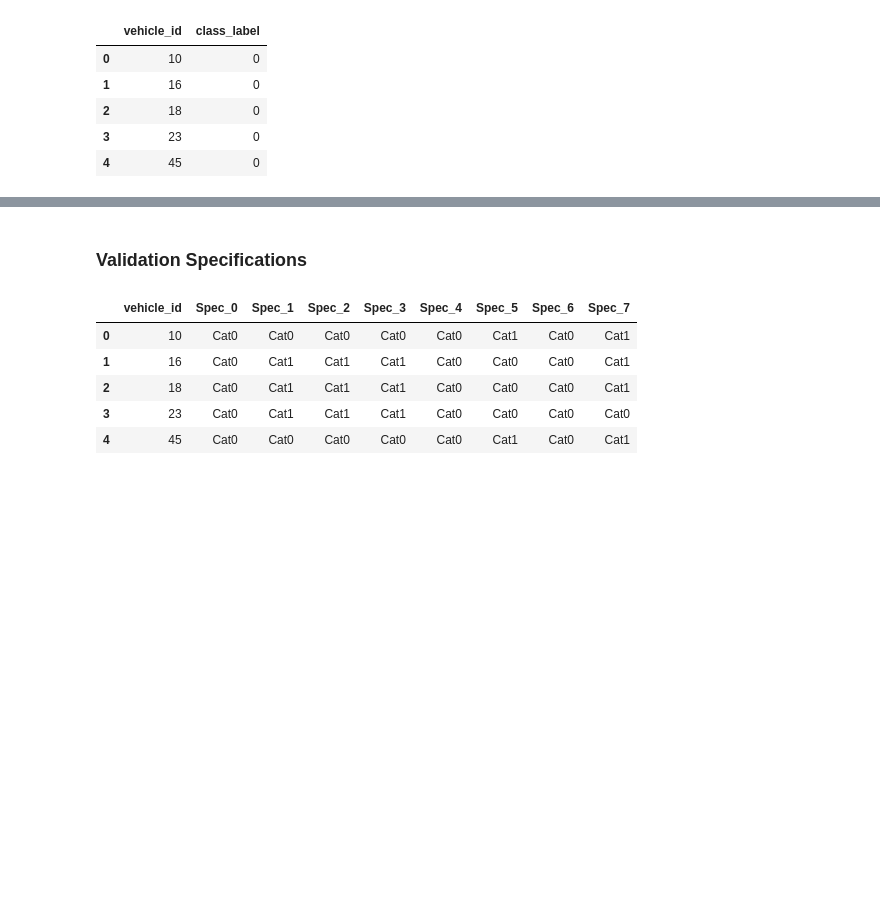
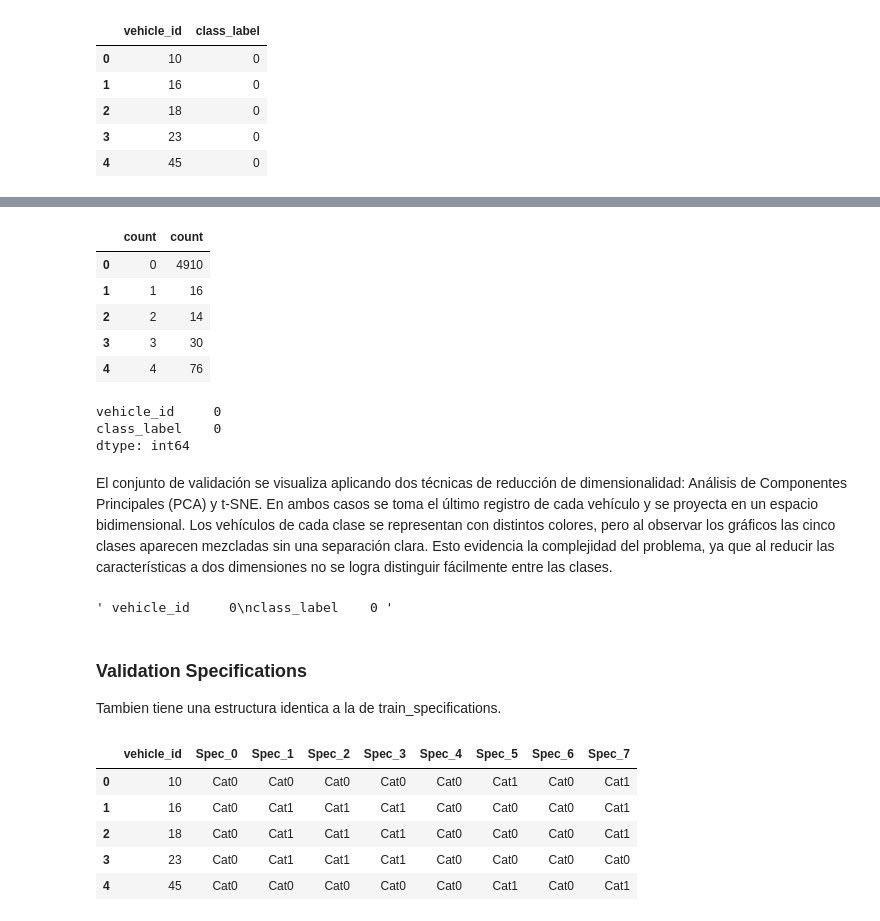
Before and after one commit to AlexSG29/IDA-Challenge-Tesis-Transformers, a Jupyter notebook: notebooks/validation.ipynb, the cells around one changed output, grey strips where cells are left out. Saved outputs shown, nothing was run; the diff lists cells and outputs as text; code cells hidden in the pictures; blank space fills up the shorter version.

```diff
--- a/notebooks/validation.ipynb
+++ b/notebooks/validation.ipynb
@@ -98,5 +186,35 @@ validation_labels.head()
+# %%
+# Esto representado en una tabla seria:
+validation_labels['class_label'].value_counts().sort_index().reset_index().rename(columns={'index':'class_label', 'class_label':'count'})
+# %% [output]
+|  | count | count |
+| 0 | 0 | 4910 |
+| 1 | 1 | 16 |
+| 2 | 2 | 14 |
+| 3 | 3 | 30 |
+| 4 | 4 | 76 |
+# %%
+# tiene valores nulos?
+validation_labels.isnull().sum()
+# %% [output]
+vehicle_id     0
+class_label    0
+dtype: int64
+# %% [markdown]
+El conjunto de validación se visualiza aplicando dos técnicas de reducción de dimensionalidad: Análisis de Componentes Principales (PCA) y t-SNE. En ambos casos se toma el último registro de cada vehículo y se proyecta en un espacio bidimensional. Los vehículos de cada clase se representan con distintos colores, pero al observar los gráficos las cinco clases aparecen mezcladas sin una separación clara. Esto evidencia la complejidad del problema, ya que al reducir las características a dos dimensiones no se logra distinguir fácilmente entre las clases.
+# %%
+#vamos a hacer el PCA de la base de labels de validation
+# sabiendo que solo tenemos:
+""" vehicle_id     0
+class_label    0 """
+
+# es decir no hay nulos en esta base
+# %% [output]
+' vehicle_id     0\nclass_label    0 '
 # %% [markdown]
 ### Validation Specifications
+
+Tambien tiene una estructura identica a la de train_specifications.
 # %%
 # visualizar datos
 validation_specifications.head()
```
Also changed, not shown: parts of 10 cells of this notebook.
